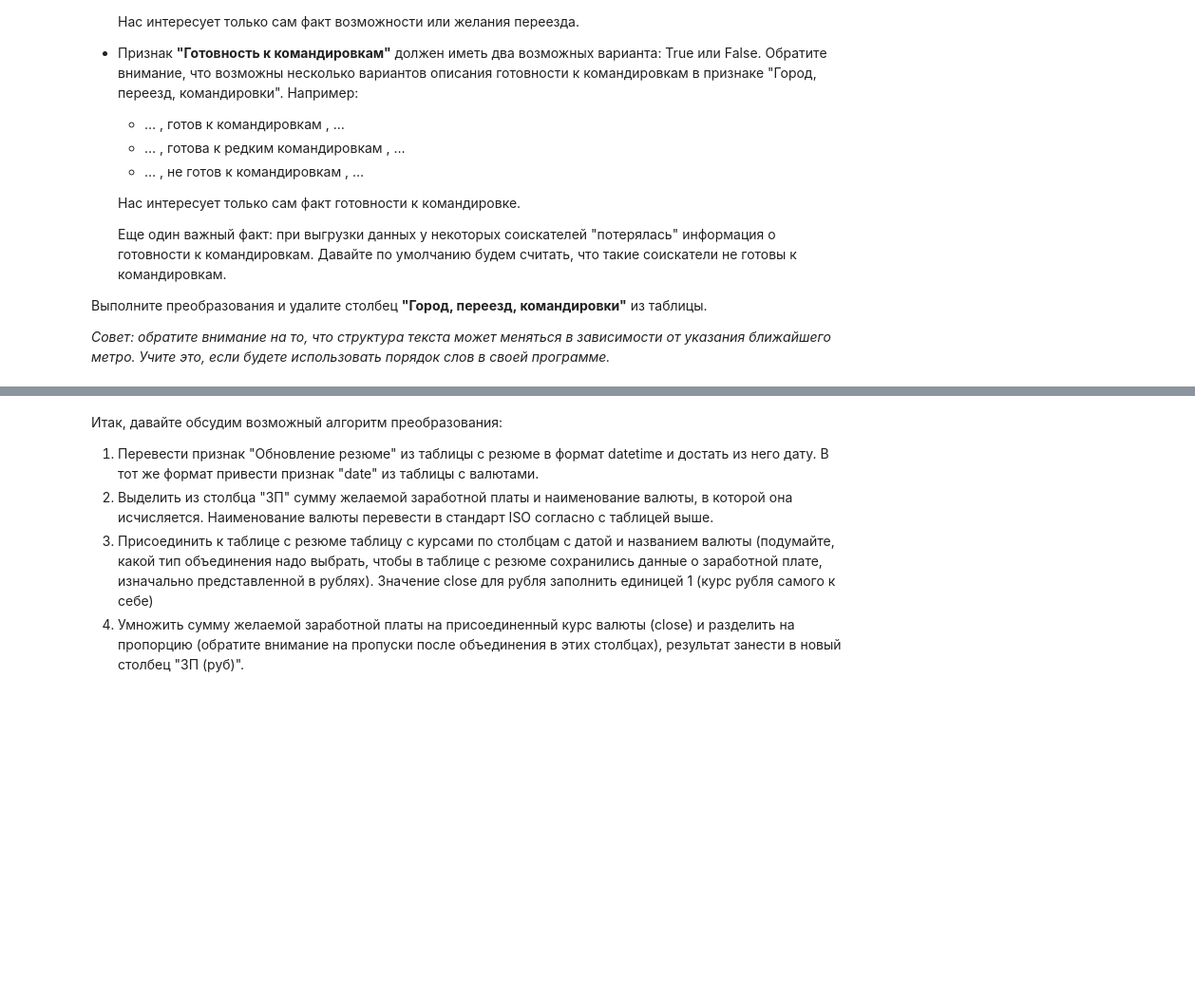
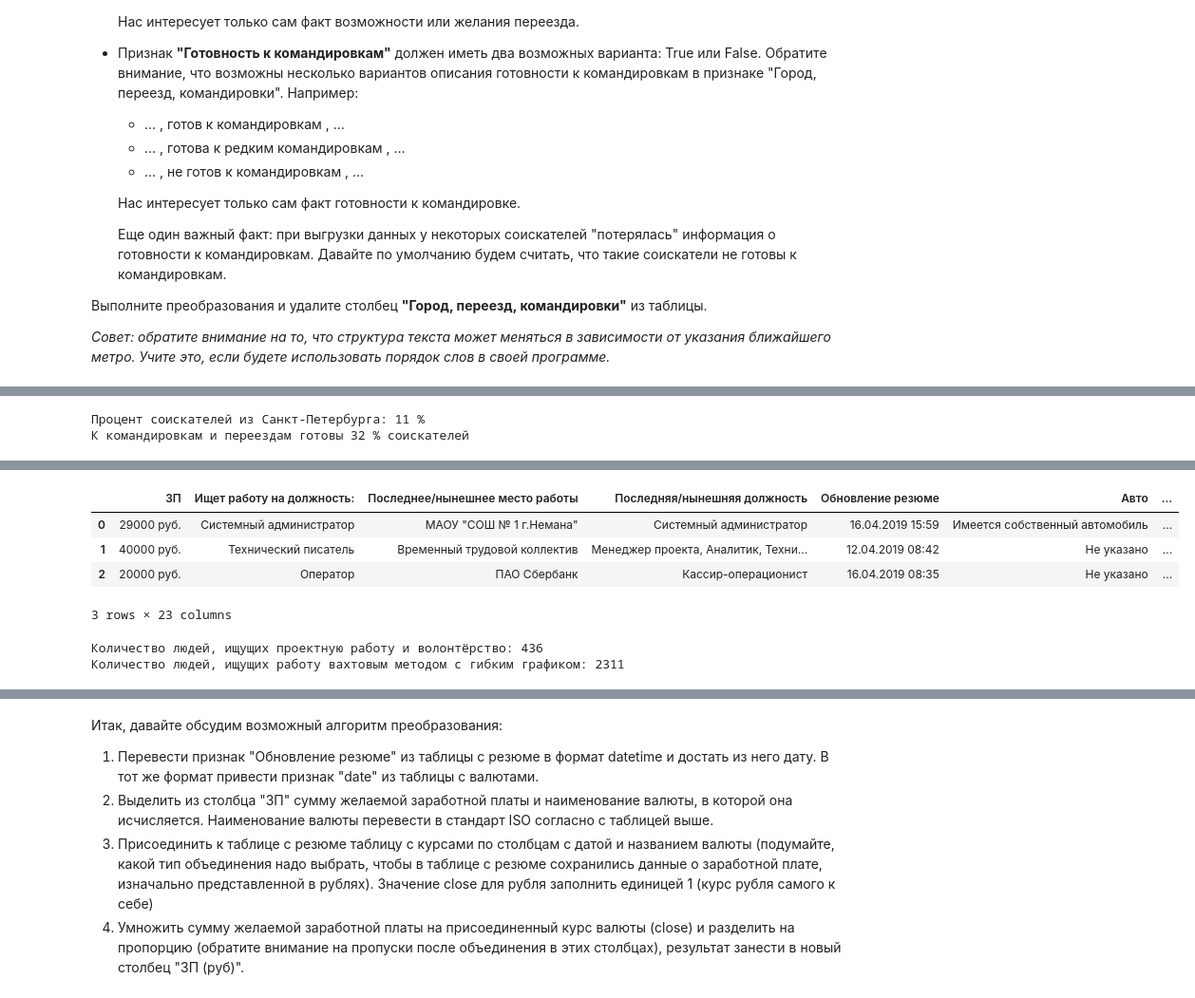
Before and after one commit to Elancinos/SF_DS_COURSE, a Jupyter notebook: Project_1/Project-1._Ноутбук-шаблон.ipynb, the cells around one changed output, grey strips where cells are left out. Shown at 95% size. Drawn from its saved outputs; the diff is of its cells as text; code cells hidden in the pictures; blank space fills up the shorter version.

```diff
--- a/Project_1/Project-1._Ноутбук-шаблон.ipynb
+++ b/Project_1/Project-1._Ноутбук-шаблон.ipynb
@@ -269,3 +426,17 @@ get_age('Мужчина , 39 лет , родился 27 ноября 1979')
+# %%
+# Задание 3.4
+
+spb_peoples = round(hh_data['Город'].value_counts(normalize=True)['Санкт-Петербург']*100)
+print('Процент соискателей из Санкт-Петербурга:',
+      spb_peoples, '%') #11%
+
+travellers = hh_data[hh_data['Готовность к переезду'] & hh_data['Готовность к командировкам']]
+print('К командировкам и переездам готовы',
+      round((travellers.shape[0]/hh_data.shape[0]) * 100),
+      '% соискателей') #32%
+# %% [output]
+Процент соискателей из Санкт-Петербурга: 11 %
+К командировкам и переездам готовы 32 % соискателей
 # %% [markdown]
 5. Рассмотрим поближе признаки **"Занятость"** и **"График"**. Сейчас признаки представляют собой набор категорий желаемой занятости (полная занятость, частичная занятость, проектная работа, волонтерство, стажировка) и желаемого графика работы (полный день, сменный график, гибкий график, удаленная работа, вахтовый метод).
 На сайте hh.ru соискатель может указывать различные комбинации данных категорий, например:
@@ -283,6 +454,36 @@ get_age('Мужчина , 39 лет , родился 27 ноября 1979')
 Выполните данное преобразование для признаков "Занятость" и "График", ответьте на контрольные вопросы, после чего удалите их из таблицы
 # %%
 #ваш код здесь
+
+# Списки категорий занятости и графика
+schedule = ['полный день', 'сменный график', 'гибкий график', 'удаленная работа', 'вахтовый метод']
+employment = ['полная занятость', 'частичная занятость', 'проектная работа', 'волонтерство', 'стажировка']
+
+# Через функцию зип создадим "мигалки"
+for employment, schedule in zip(employment, schedule):
+    hh_data[employment] = hh_data['Занятость'].apply(lambda x: employment in x)
+    hh_data[schedule] = hh_data['График'].apply(lambda x: schedule in x)
+
+# Удалим ненужное и проверим вывод
+hh_data = hh_data.drop(['График', 'Занятость'], axis=1)
+display(hh_data.head(3))
+# %% [output]
+|  | ЗП | Ищет работу на должность: | Последнее/нынешнее место работы | Последняя/нынешняя должность | Обновление резюме | Авто | ... |
+| 0 | 29000 руб. | Системный администратор | МАОУ "СОШ № 1 г.Немана" | Системный администратор | 16.04.2019 15:59 | Имеется собственный автомобиль | ... |
+| 1 | 40000 руб. | Технический писатель | Временный трудовой коллектив | Менеджер проекта, Аналитик, Техни... | 12.04.2019 08:42 | Не указано | ... |
+| 2 | 20000 руб. | Оператор | ПАО Сбербанк | Кассир-операционист | 16.04.2019 08:35 | Не указано | ... |
+3 rows × 23 columns
+# %%
+# Задание 3.5
+
+print('Количество людей, ищущих проектную работу \
+и волонтёрство:', hh_data[hh_data['волонтерство'] & hh_data['проектная работа']].shape[0]) # 436
+
+print('Количество людей, ищущих работу вахтовым \
+методом с гибким графиком:', hh_data[hh_data['вахтовый метод'] & hh_data['гибкий график']].shape[0]) #2311
+# %% [output]
+Количество людей, ищущих проектную работу и волонтёрство: 436
+Количество людей, ищущих работу вахтовым методом с гибким графиком: 2311
 # %% [markdown]
 6. (2 балла) Наконец, мы добрались до самого главного и самого важного - признака заработной платы **"ЗП"**.
 В чем наша беда? В том, что помимо желаемой заработной платы соискатель указывает валюту, в которой он бы хотел ее получать, например:
```
Also changed, not shown: parts of 11 cells of this notebook.
